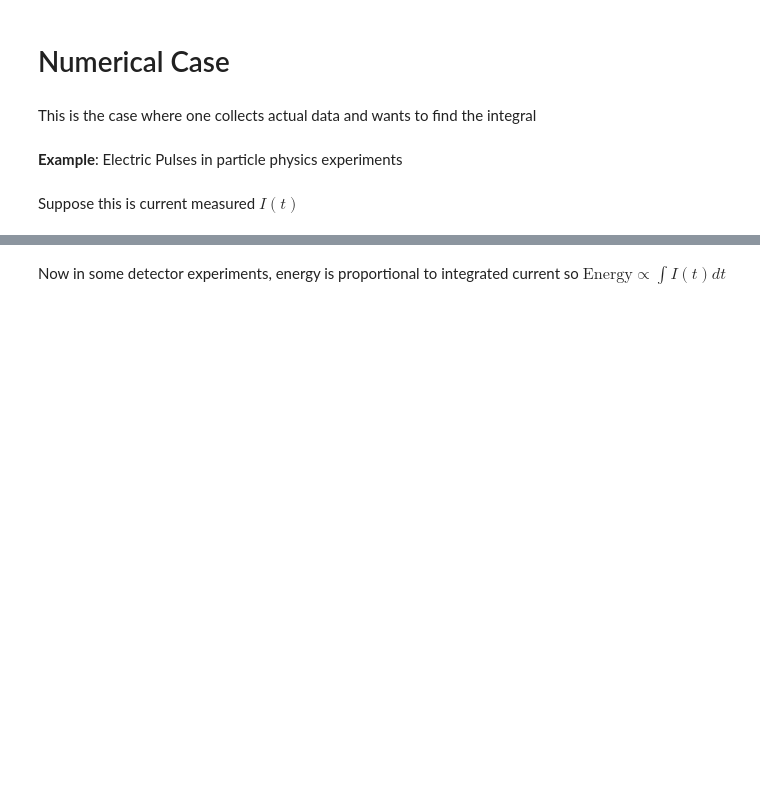
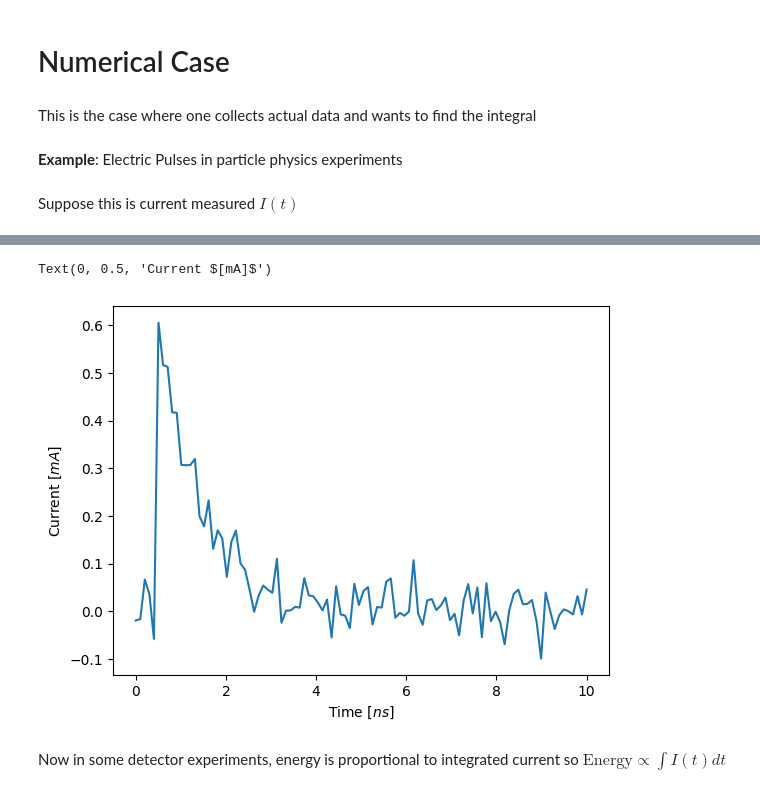
Before and after one commit to sheuher/python_tutorials, a Jupyter notebook: integrals1.ipynb, the cells around one changed output, grey strips where cells are left out. Cells and saved outputs as stored; diff of their text form; code cells hidden in the pictures; blank space fills up the shorter version.

```diff
--- a/integrals1.ipynb
+++ b/integrals1.ipynb
@@ -108,2 +153,9 @@ Suppose this is current measured $I(t)$
+# %%
+plt.plot(x, y)
+plt.xlabel('Time $[ns]$')
+plt.ylabel('Current $[mA]$')
+# %% [output]
+Text(0, 0.5, 'Current $[mA]$')
+[figure, added]
 # %% [markdown]
 Now in some detector experiments, energy is proportional to integrated current so $\text{Energy} \propto \int I(t) dt$
```
Also changed, not shown: parts of 17 cells of this notebook.
